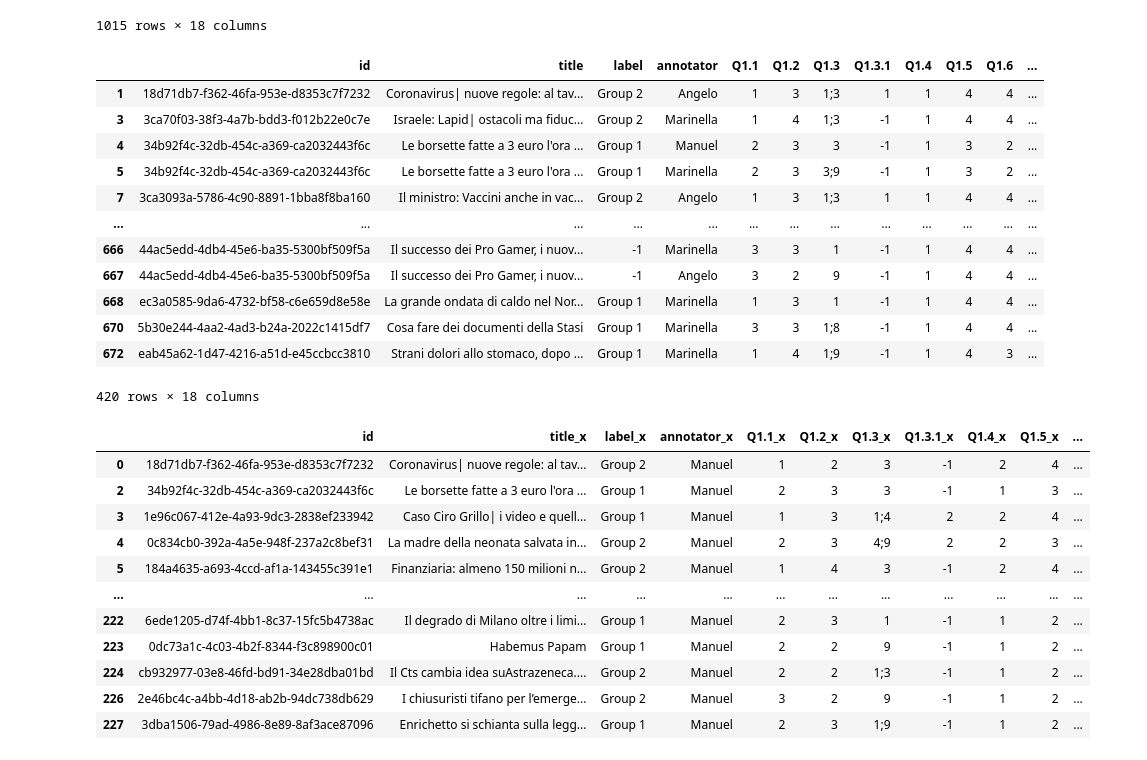
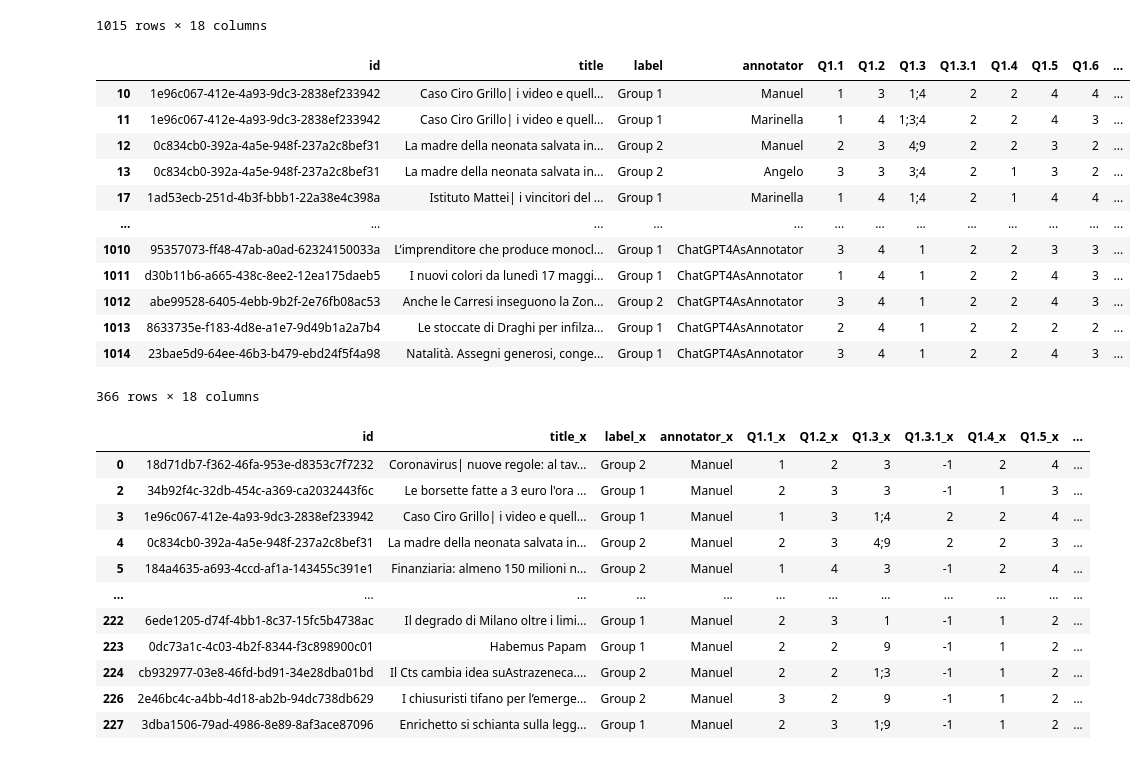
Before and after one commit to bianchi-john/ChatGPTAsAnnotator, a Jupyter notebook: Code/Other/datasetQuickCheck.ipynb, the cells around one changed output. Saved outputs shown, nothing was run; the diff lists cells and outputs as text; code cells hidden in the pictures.

```diff
--- a/Code/Other/datasetQuickCheck.ipynb
+++ b/Code/Other/datasetQuickCheck.ipynb
@@ -19,23 +19,21 @@ df
 | 1014 | 23bae5d9-64ee-46b3-b479-ebd24f5f4a98 | Natalità. Assegni generosi, conge... | Group 1 | ChatGPT4AsAnnotator | 3 | 4 | 1 | 2 | 2 | 4 | 3 | ... |
 1015 rows × 18 columns
 # %%
-test = df.loc[df['Q1.4'] == 1]
+df.loc[df['Q1.3.1'] == 2]
+# %% [output]
+|  | id | title | label | annotator | Q1.1 | Q1.2 | Q1.3 | Q1.3.1 | Q1.4 | Q1.5 | Q1.6 | ... |
+| 10 | 1e96c067-412e-4a93-9dc3-2838ef233942 | Caso Ciro Grillo| i video e quell... | Group 1 | Manuel | 1 | 3 | 1;4 | 2 | 2 | 4 | 4 | ... |
+| 11 | 1e96c067-412e-4a93-9dc3-2838ef233942 | Caso Ciro Grillo| i video e quell... | Group 1 | Marinella | 1 | 4 | 1;3;4 | 2 | 2 | 4 | 3 | ... |
+| 12 | 0c834cb0-392a-4a5e-948f-237a2c8bef31 | La madre della neonata salvata in... | Group 2 | Manuel | 2 | 3 | 4;9 | 2 | 2 | 3 | 2 | ... |
+| 13 | 0c834cb0-392a-4a5e-948f-237a2c8bef31 | La madre della neonata salvata in... | Group 2 | Angelo | 3 | 3 | 3;4 | 2 | 1 | 3 | 2 | ... |
+| 17 | 1ad53ecb-251d-4b3f-bbb1-22a38e4c398a | Istituto Mattei| i vincitori del ... | Group 1 | Marinella | 1 | 4 | 1;4 | 2 | 1 | 4 | 4 | ... |
+| ... | ... | ... | ... | ... | ... | ... | ... | ... | ... | ... | ... | ... |
+| 1010 | 95357073-ff48-47ab-a0ad-62324150033a | L’imprenditore che produce monocl... | Group 1 | ChatGPT4AsAnnotator | 3 | 4 | 1 | 2 | 2 | 3 | 3 | ... |
+| 1011 | d30b11b6-a665-438c-8ee2-12ea175daeb5 | I nuovi colori da lunedì 17 maggi... | Group 1 | ChatGPT4AsAnnotator | 1 | 4 | 1 | 2 | 2 | 4 | 3 | ... |
+| 1012 | abe99528-6405-4ebb-9b2f-2e76fb08ac53 | Anche le Carresi inseguono la Zon... | Group 2 | ChatGPT4AsAnnotator | 3 | 4 | 1 | 2 | 2 | 4 | 3 | ... |
+| 1013 | 8633735e-f183-4d8e-a1e7-9d49b1a2a7b4 | Le stoccate di Draghi per infilza... | Group 1 | ChatGPT4AsAnnotator | 2 | 4 | 1 | 2 | 2 | 2 | 2 | ... |
+| 1014 | 23bae5d9-64ee-46b3-b479-ebd24f5f4a98 | Natalità. Assegni generosi, conge... | Group 1 | ChatGPT4AsAnnotator | 3 | 4 | 1 | 2 | 2 | 4 | 3 | ... |
+366 rows × 18 columns
-# %%
-test
-# %% [output]
-|  | id | title | label | annotator | Q1.1 | Q1.2 | Q1.3 | Q1.3.1 | Q1.4 | Q1.5 | Q1.6 | ... |
-| 1 | 18d71db7-f362-46fa-953e-d8353c7f7232 | Coronavirus| nuove regole: al tav... | Group 2 | Angelo | 1 | 3 | 1;3 | 1 | 1 | 4 | 4 | ... |
-| 3 | 3ca70f03-38f3-4a7b-bdd3-f012b22e0c7e | Israele: Lapid| ostacoli ma fiduc... | Group 2 | Marinella | 1 | 4 | 1;3 | -1 | 1 | 4 | 4 | ... |
-| 4 | 34b92f4c-32db-454c-a369-ca2032443f6c | Le borsette fatte a 3 euro l'ora ... | Group 1 | Manuel | 2 | 3 | 3 | -1 | 1 | 3 | 2 | ... |
-| 5 | 34b92f4c-32db-454c-a369-ca2032443f6c | Le borsette fatte a 3 euro l'ora ... | Group 1 | Marinella | 2 | 3 | 3;9 | -1 | 1 | 3 | 2 | ... |
-| 7 | 3ca3093a-5786-4c90-8891-1bba8f8ba160 | Il ministro: Vaccini anche in vac... | Group 2 | Angelo | 1 | 3 | 1;3 | 1 | 1 | 4 | 4 | ... |
-| ... | ... | ... | ... | ... | ... | ... | ... | ... | ... | ... | ... | ... |
-| 666 | 44ac5edd-4db4-45e6-ba35-5300bf509f5a | Il successo dei Pro Gamer, i nuov... | -1 | Marinella | 3 | 3 | 1 | -1 | 1 | 4 | 4 | ... |
-| 667 | 44ac5edd-4db4-45e6-ba35-5300bf509f5a | Il successo dei Pro Gamer, i nuov... | -1 | Angelo | 3 | 2 | 9 | -1 | 1 | 4 | 4 | ... |
-| 668 | ec3a0585-9da6-4732-bf58-c6e659d8e58e | La grande ondata di caldo nel Nor... | Group 1 | Marinella | 1 | 3 | 1 | -1 | 1 | 4 | 4 | ... |
-| 670 | 5b30e244-4aa2-4ad3-b24a-2022c1415df7 | Cosa fare dei documenti della Stasi | Group 1 | Marinella | 3 | 3 | 1;8 | -1 | 1 | 4 | 4 | ... |
-| 672 | eab45a62-1d47-4216-a51d-e45ccbcc3810 | Strani dolori allo stomaco, dopo ... | Group 1 | Marinella | 1 | 4 | 1;9 | -1 | 1 | 4 | 3 | ... |
-420 rows × 18 columns
 # %%
 an_manuel = df.loc[df["annotator"]=="Manuel"]
 an_chatgpt = df.loc[df["annotator"]=="ChatGPT4AsAnnotator"]
```
Also changed, not shown: 9 other files.
